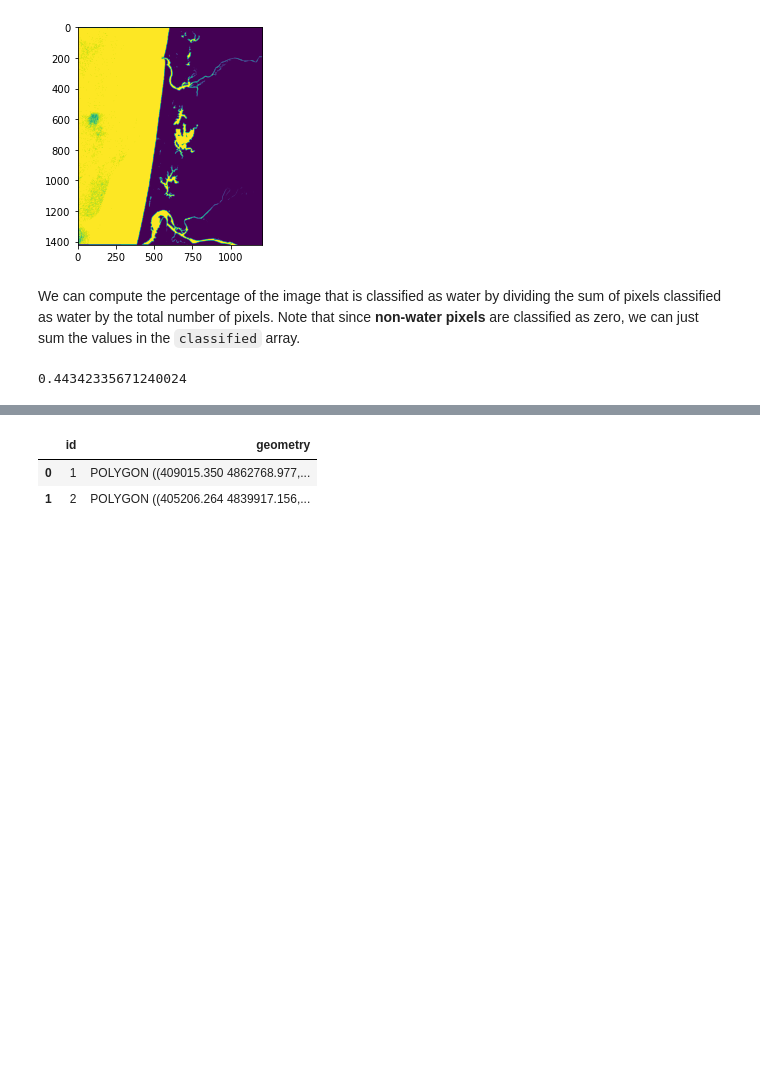
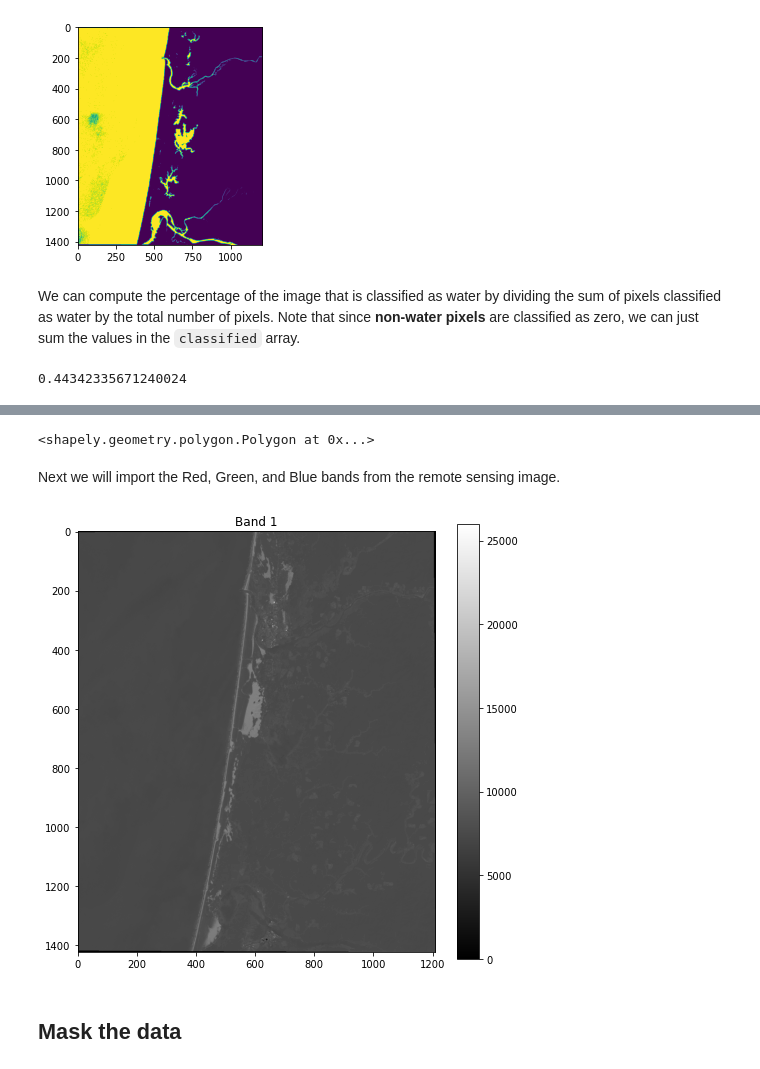
Before and after one commit to ryan-lab-duke/programming-for-sds-site, a Jupyter notebook: book/_build/jupyter_execute/demos/10b-demo.ipynb, the cells around one changed output, grey strips where cells are left out. Cells and saved outputs as stored; diff of their text form; code cells hidden in the pictures; blank space fills up the shorter version.

```diff
--- a/book/_build/jupyter_execute/demos/10b-demo.ipynb
+++ b/book/_build/jupyter_execute/demos/10b-demo.ipynb
@@ -112,9 +122,26 @@ np.sum(classified) / np.size(classified)
 # Import shapefile
 shapefile = 'data/sand.shp'
 sand = gpd.read_file(shapefile)
+sand.iloc[1].geometry
+# %% [output]
+<shapely.geometry.polygon.Polygon at 0x...>
-# %%
-sand
-# %% [output]
-|  | id | geometry |
-| 0 | 1 | POLYGON ((409015.350 4862768.977,... |
-| 1 | 2 | POLYGON ((405206.264 4839917.156,... |
+# %% [markdown]
+Next we will import the Red, Green, and Blue bands from the remote sensing image.
+# %%
+# Define list of Landsat bands
+files = sorted(glob.glob('data/landsat/*.tif'))
+
+# Read R, G, B bands
+src_1 = rasterio.open(files[0])
+band_1 = src_1.read(1)
+# %%
+# Plot dataset
+fig, ax = plt.subplots(figsize=(8,8))
+im = ax.imshow(band_1, cmap='gray')
+ax.set_title("Band 1")
+fig.colorbar(im, orientation='vertical')
+plt.show()
+# %% [output]
+[figure, added]
+# %% [markdown]
+## Mask the data
```
Also changed, not shown: parts of 19 cells of this notebook, 54 other files.
